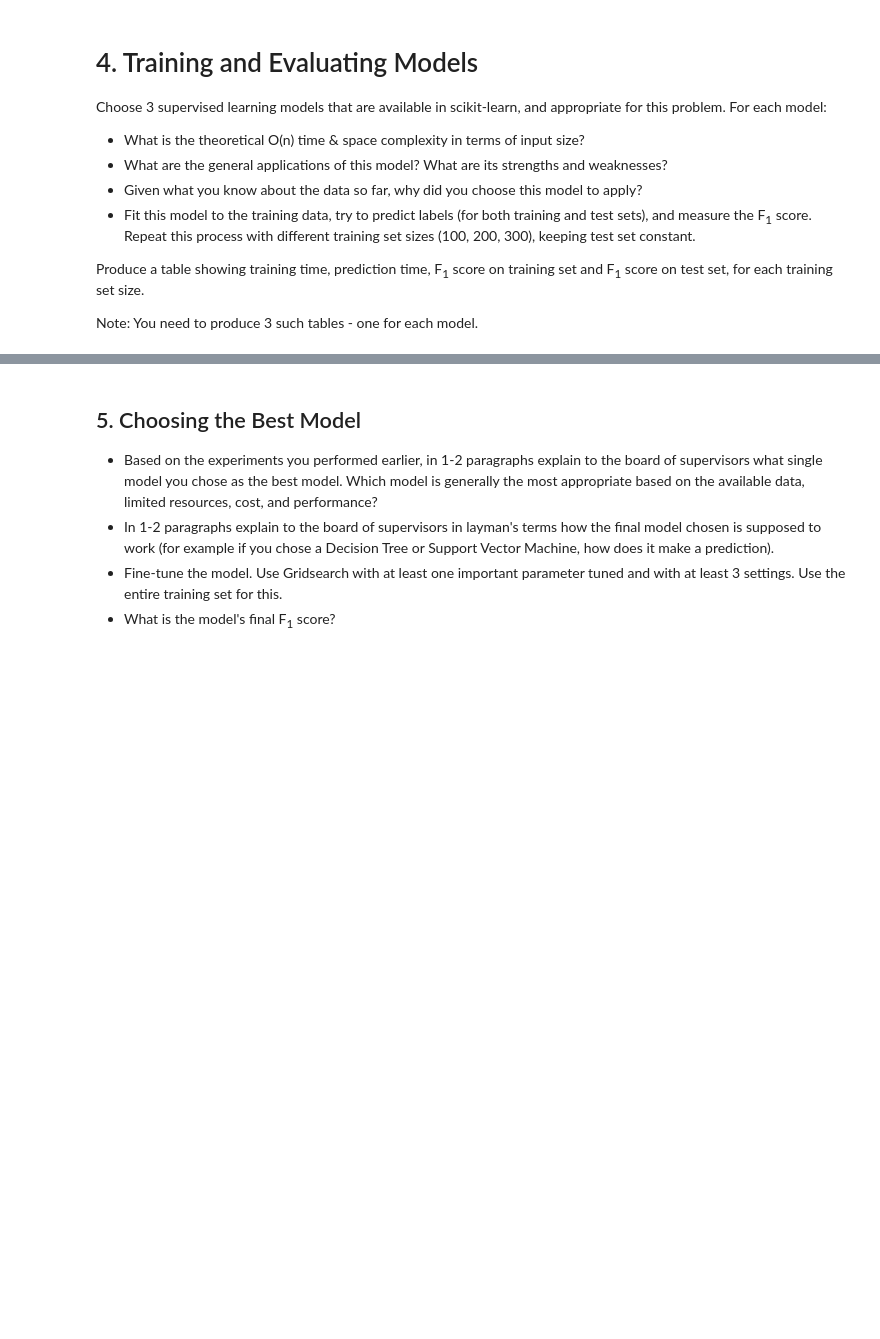
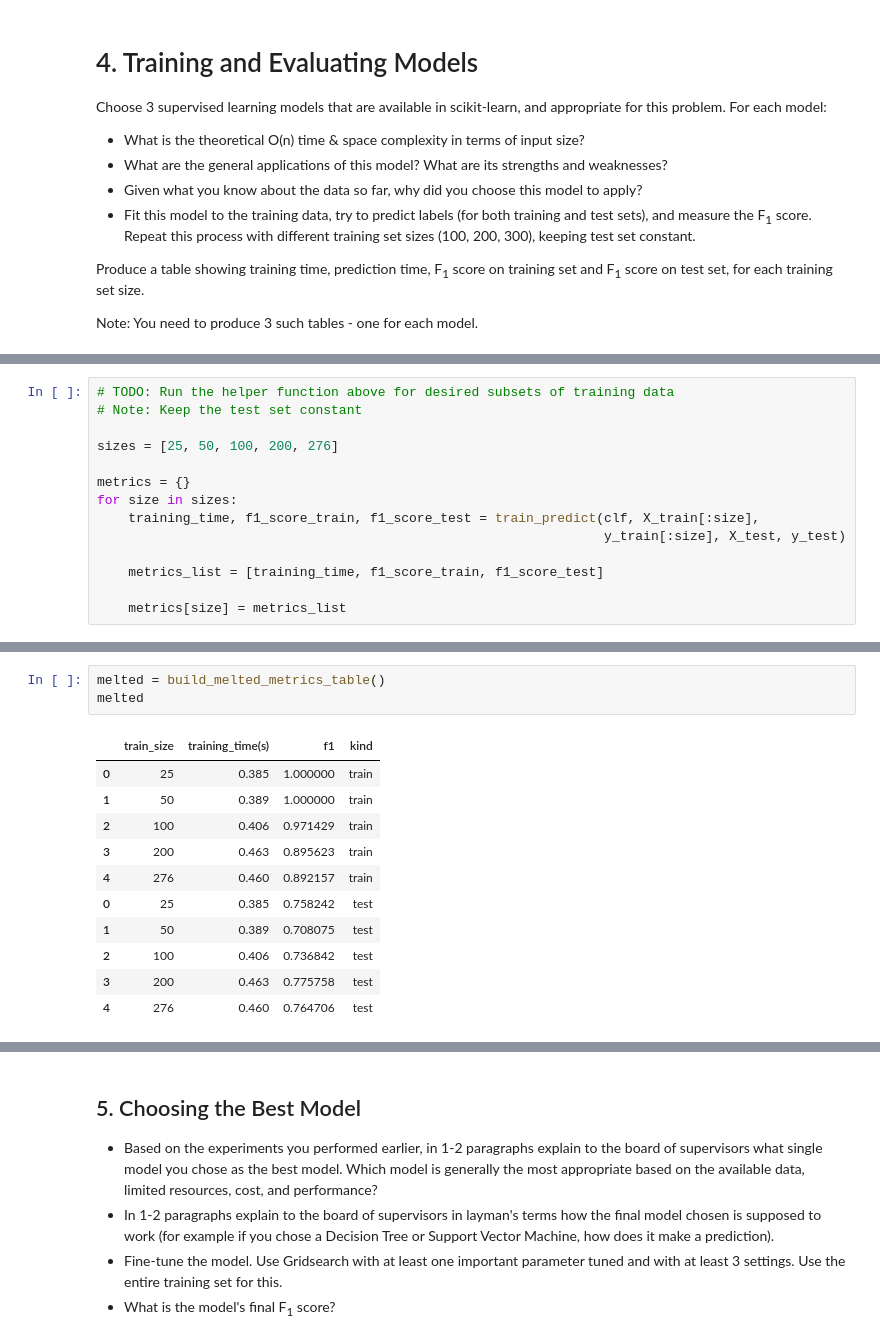
Before and after one commit to baumanab/Udacity_MachineLearningEngineer_ND, a Jupyter notebook: projects/student_intervention/student_intervention.ipynb, the cells around one changed output, grey strips where cells are left out. Saved outputs shown, nothing was run; the diff lists cells and outputs as text; blank space fills up the shorter version.

```diff
--- a/projects/student_intervention/student_intervention.ipynb
+++ b/projects/student_intervention/student_intervention.ipynb
@@ -400,0 +420,14 @@ def train_predict(clf, X_train, y_train, X_test, y_test):
+# %%
+# TODO: Run the helper function above for desired subsets of training data
+# Note: Keep the test set constant
+
+sizes = [25, 50, 100, 200, 276]
+
+metrics = {}
+for size in sizes:
+    training_time, f1_score_train, f1_score_test = train_predict(clf, X_train[:size],
+                                                                 y_train[:size], X_test, y_test)
+
+    metrics_list = [training_time, f1_score_train, f1_score_test]
+
+    metrics[size] = metrics_list
@@ -400,0 +478,15 @@ def train_predict(clf, X_train, y_train, X_test, y_test):
+# %%
+melted = build_melted_metrics_table()
+melted
+# %% [output]
+|  | train_size | training_time(s) | f1 | kind |
+| 0 | 25 | 0.385 | 1.000000 | train |
+| 1 | 50 | 0.389 | 1.000000 | train |
+| 2 | 100 | 0.406 | 0.971429 | train |
+| 3 | 200 | 0.463 | 0.895623 | train |
+| 4 | 276 | 0.460 | 0.892157 | train |
+| 0 | 25 | 0.385 | 0.758242 | test |
+| 1 | 50 | 0.389 | 0.708075 | test |
+| 2 | 100 | 0.406 | 0.736842 | test |
+| 3 | 200 | 0.463 | 0.775758 | test |
+| 4 | 276 | 0.460 | 0.764706 | test |
```
Also changed, not shown: parts of 14 cells of this notebook.
